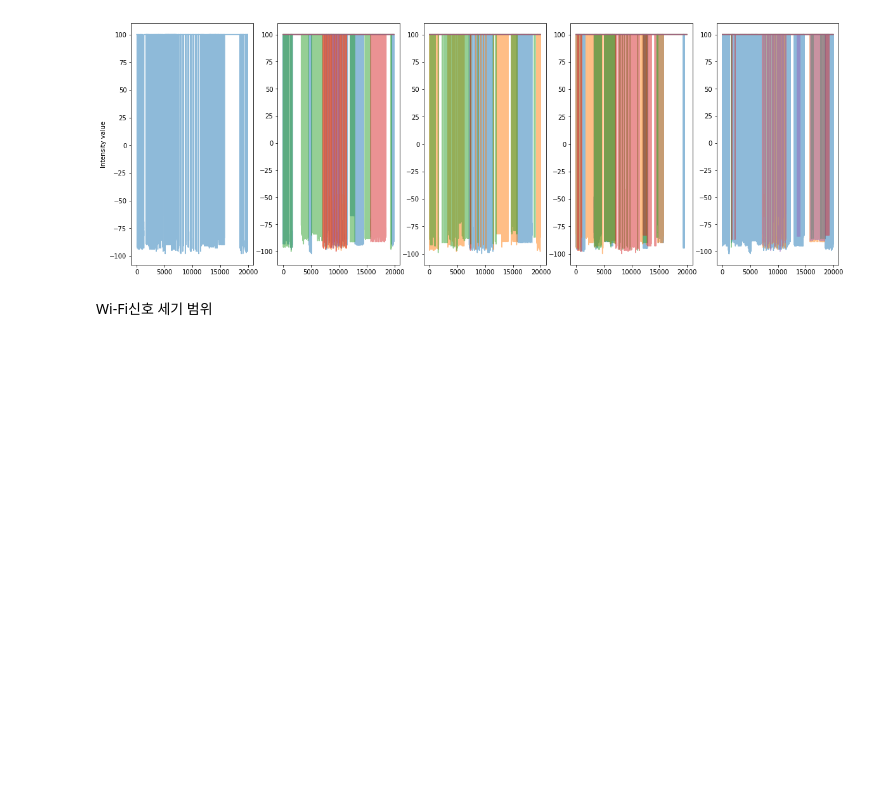
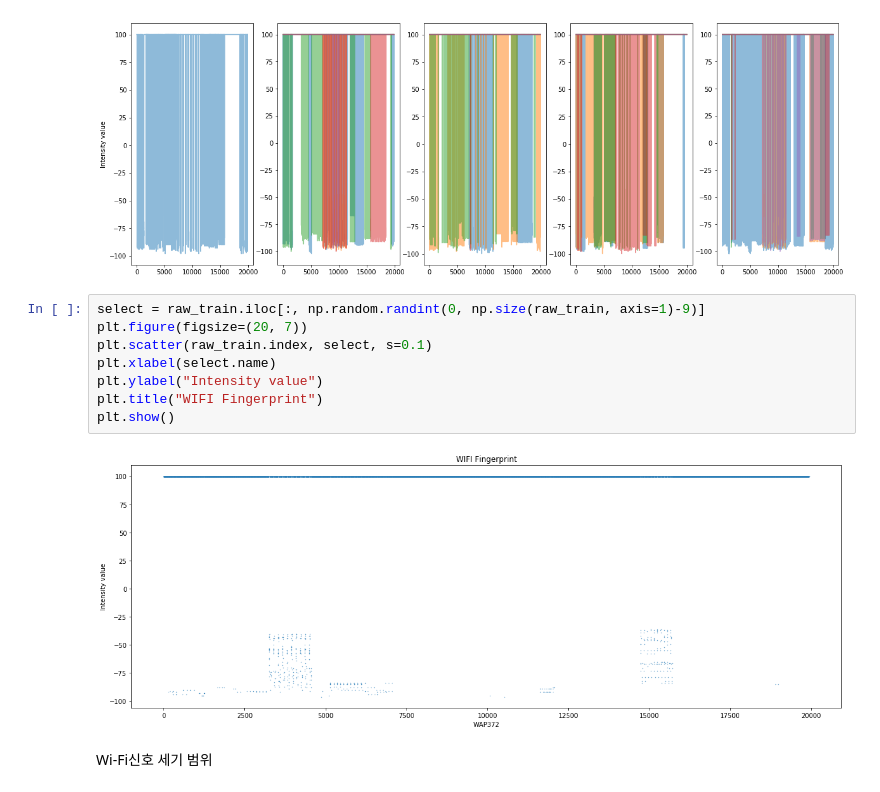
Before and after one commit to JeehunPark/DS, a Jupyter notebook: Python/Wifi/Wifi_locale.ipynb, the cells around one changed output. Cells and saved outputs as stored; diff of their text form; blank space fills up the shorter version.

```diff
--- a/Python/Wifi/Wifi_locale.ipynb
+++ b/Python/Wifi/Wifi_locale.ipynb
@@ -94,6 +107,16 @@ plt.plot(raw_train.iloc[:, np.random.randint(0, np.size(raw_train, axis=1)-9, 5)
 plt.show()
 # %% [output]
 [figure]
+# %%
+select = raw_train.iloc[:, np.random.randint(0, np.size(raw_train, axis=1)-9)]
+plt.figure(figsize=(20, 7))
+plt.scatter(raw_train.index, select, s=0.1)
+plt.xlabel(select.name)
+plt.ylabel("Intensity value")
+plt.title("WIFI Fingerprint")
+plt.show()
+# %% [output]
+[figure, added]
 # %% [markdown]
 Wi-Fi신호 세기 범위
 # %%
```
Also changed, not shown: parts of 3 cells of this notebook.
